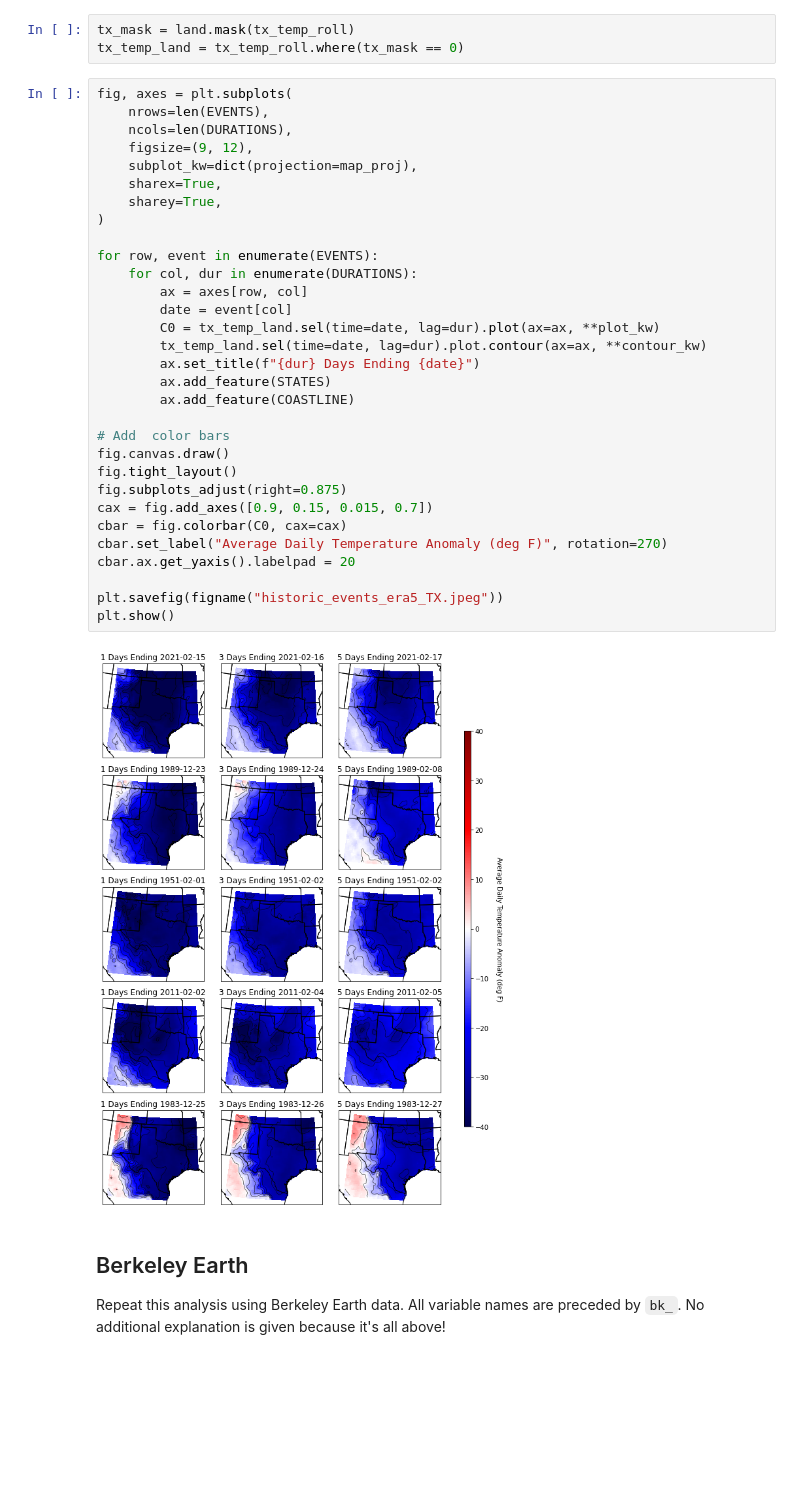
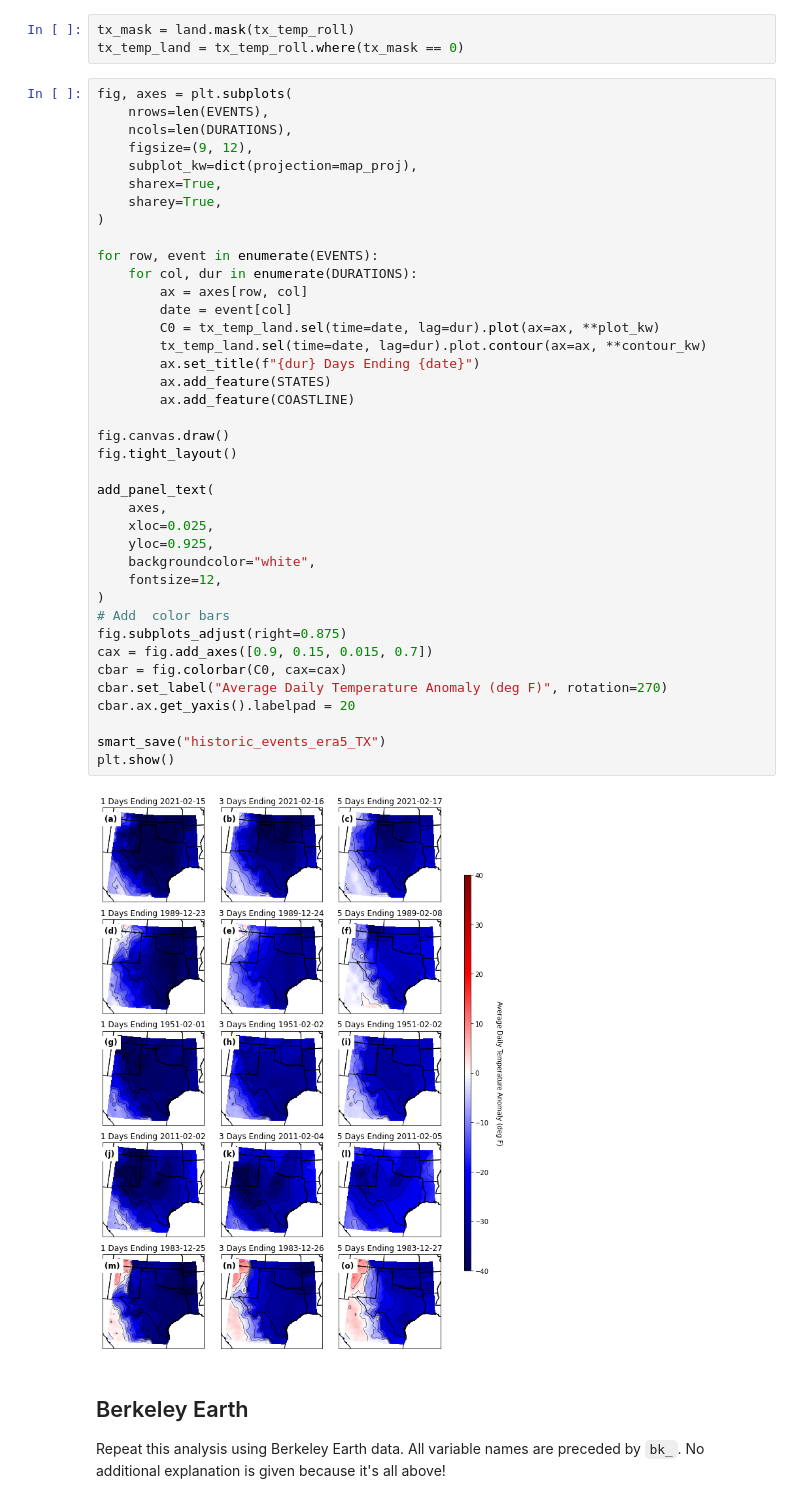
Before and after one commit to jdossgollin/2021-TXtreme, a Jupyter notebook: scripts/historic_extremes.ipynb, the cells around one changed output. Drawn from its saved outputs; the diff is of its cells as text; blank space fills up the shorter version.

```diff
--- a/scripts/historic_extremes.ipynb
+++ b/scripts/historic_extremes.ipynb
@@ -133,36 +141,44 @@ tx_temp_land = tx_temp_roll.where(tx_mask == 0)
 # %%
 fig, axes = plt.subplots(
     nrows=len(EVENTS),
     ncols=len(DURATIONS),
     figsize=(9, 12),
     subplot_kw=dict(projection=map_proj),
     sharex=True,
     sharey=True,
 )
 
 for row, event in enumerate(EVENTS):
     for col, dur in enumerate(DURATIONS):
         ax = axes[row, col]
         date = event[col]
         C0 = tx_temp_land.sel(time=date, lag=dur).plot(ax=ax, **plot_kw)
         tx_temp_land.sel(time=date, lag=dur).plot.contour(ax=ax, **contour_kw)
         ax.set_title(f"{dur} Days Ending {date}")
         ax.add_feature(STATES)
         ax.add_feature(COASTLINE)
 
-# Add  color bars
 fig.canvas.draw()
 fig.tight_layout()
+
+add_panel_text(
+    axes,
+    xloc=0.025,
+    yloc=0.925,
+    backgroundcolor="white",
+    fontsize=12,
+)
+# Add  color bars
 fig.subplots_adjust(right=0.875)
 cax = fig.add_axes([0.9, 0.15, 0.015, 0.7])
 cbar = fig.colorbar(C0, cax=cax)
 cbar.set_label("Average Daily Temperature Anomaly (deg F)", rotation=270)
 cbar.ax.get_yaxis().labelpad = 20
 
-plt.savefig(figname("historic_events_era5_TX.jpeg"))
+smart_save("historic_events_era5_TX")
 plt.show()
 # %% [output]
-[figure, old version]
+[figure, new version]
 # %% [markdown]
 ## Berkeley Earth
 
```
Also changed, not shown: parts of 3 cells of this notebook, 4 other files.
